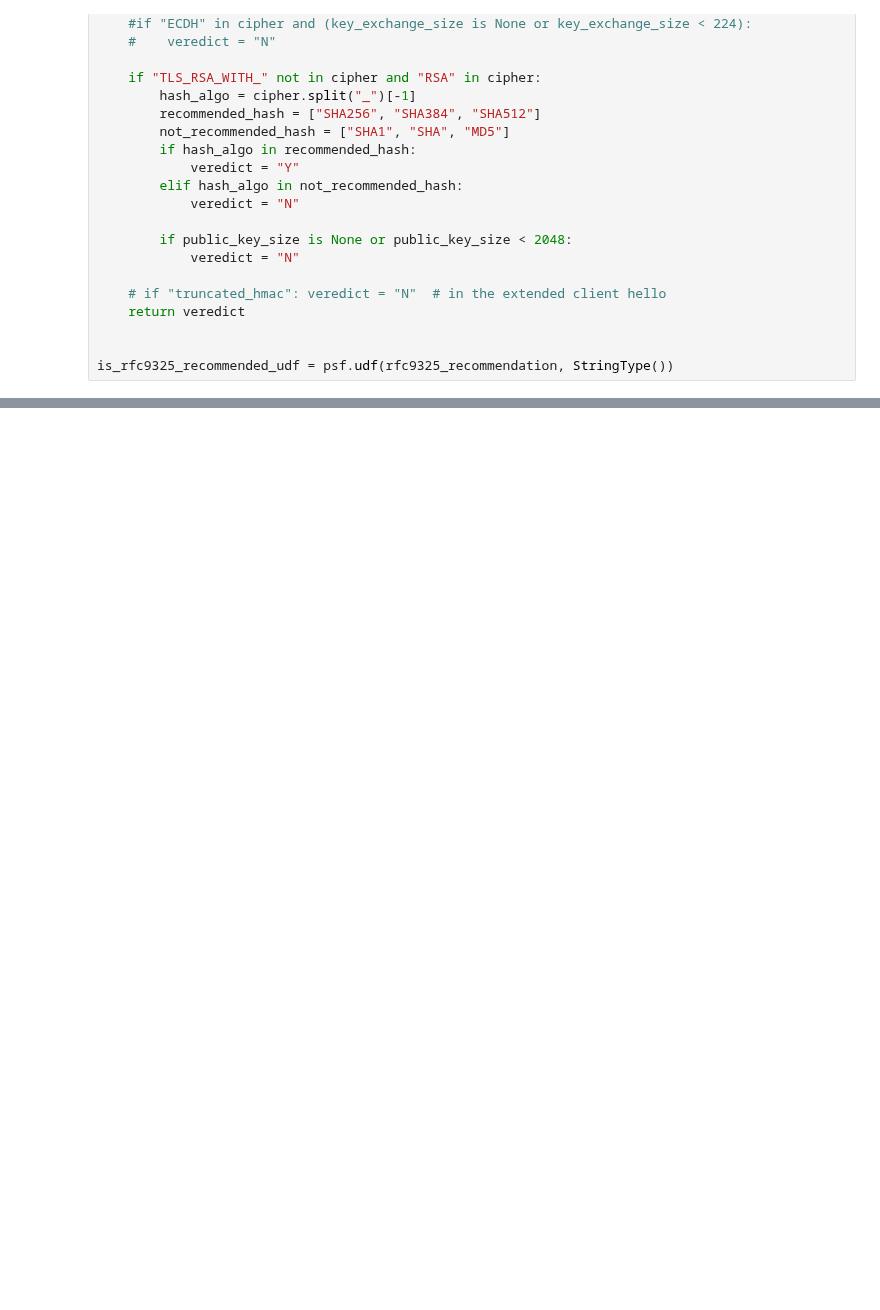
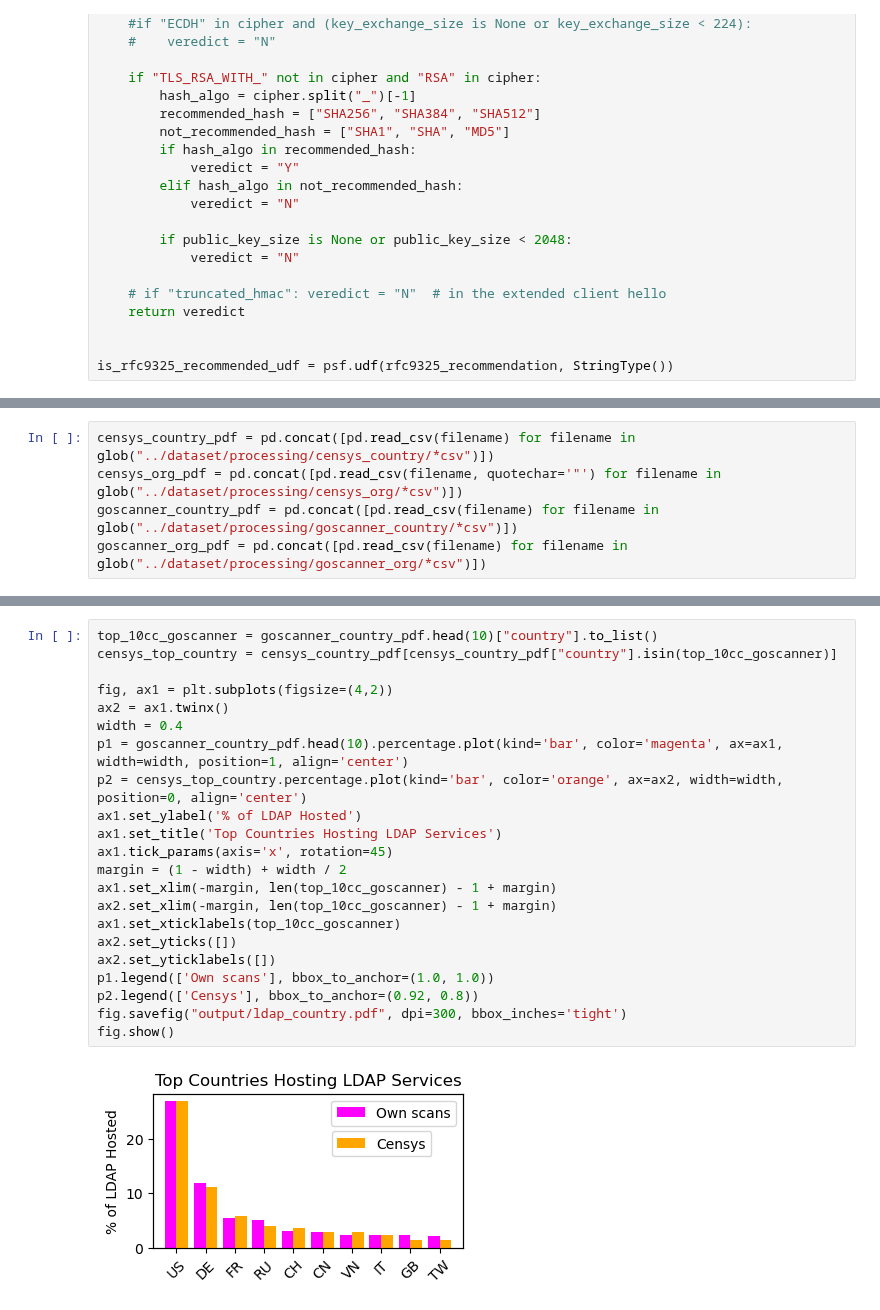
Before and after one commit to internettransparency/ldap-sequel, a Jupyter notebook: notebooks/unused.ipynb, the cells around one changed output, grey strips where cells are left out. Saved outputs shown, nothing was run; the diff lists cells and outputs as text; blank space fills up the shorter version.

```diff
--- a/notebooks/unused.ipynb
+++ b/notebooks/unused.ipynb
@@ -84,0 +1493,5 @@ is_rfc9325_recommended_udf = psf.udf(rfc9325_recommendation, StringType())
+# %%
+censys_country_pdf = pd.concat([pd.read_csv(filename) for filename in glob("../dataset/processing/censys_country/*csv")])
+censys_org_pdf = pd.concat([pd.read_csv(filename, quotechar='"') for filename in glob("../dataset/processing/censys_org/*csv")])
+goscanner_country_pdf = pd.concat([pd.read_csv(filename) for filename in glob("../dataset/processing/goscanner_country/*csv")])
+goscanner_org_pdf = pd.concat([pd.read_csv(filename) for filename in glob("../dataset/processing/goscanner_org/*csv")])
@@ -84,0 +1526,24 @@ is_rfc9325_recommended_udf = psf.udf(rfc9325_recommendation, StringType())
+# %%
+top_10cc_goscanner = goscanner_country_pdf.head(10)["country"].to_list()
+censys_top_country = censys_country_pdf[censys_country_pdf["country"].isin(top_10cc_goscanner)]
+
+fig, ax1 = plt.subplots(figsize=(4,2))
+ax2 = ax1.twinx()
+width = 0.4
+p1 = goscanner_country_pdf.head(10).percentage.plot(kind='bar', color='magenta', ax=ax1, width=width, position=1, align='center')
+p2 = censys_top_country.percentage.plot(kind='bar', color='orange', ax=ax2, width=width, position=0, align='center')
+ax1.set_ylabel('% of LDAP Hosted')
+ax1.set_title('Top Countries Hosting LDAP Services')
+ax1.tick_params(axis='x', rotation=45)
+margin = (1 - width) + width / 2
+ax1.set_xlim(-margin, len(top_10cc_goscanner) - 1 + margin)
+ax2.set_xlim(-margin, len(top_10cc_goscanner) - 1 + margin)
+ax1.set_xticklabels(top_10cc_goscanner)
+ax2.set_yticks([])
+ax2.set_yticklabels([])
+p1.legend(['Own scans'], bbox_to_anchor=(1.0, 1.0))
+p2.legend(['Censys'], bbox_to_anchor=(0.92, 0.8))
+fig.savefig("output/ldap_country.pdf", dpi=300, bbox_inches='tight')
+fig.show()
+# %% [output]
+[figure, added]
```
Also changed, not shown: parts of 111 cells of this notebook, 5 other files.
